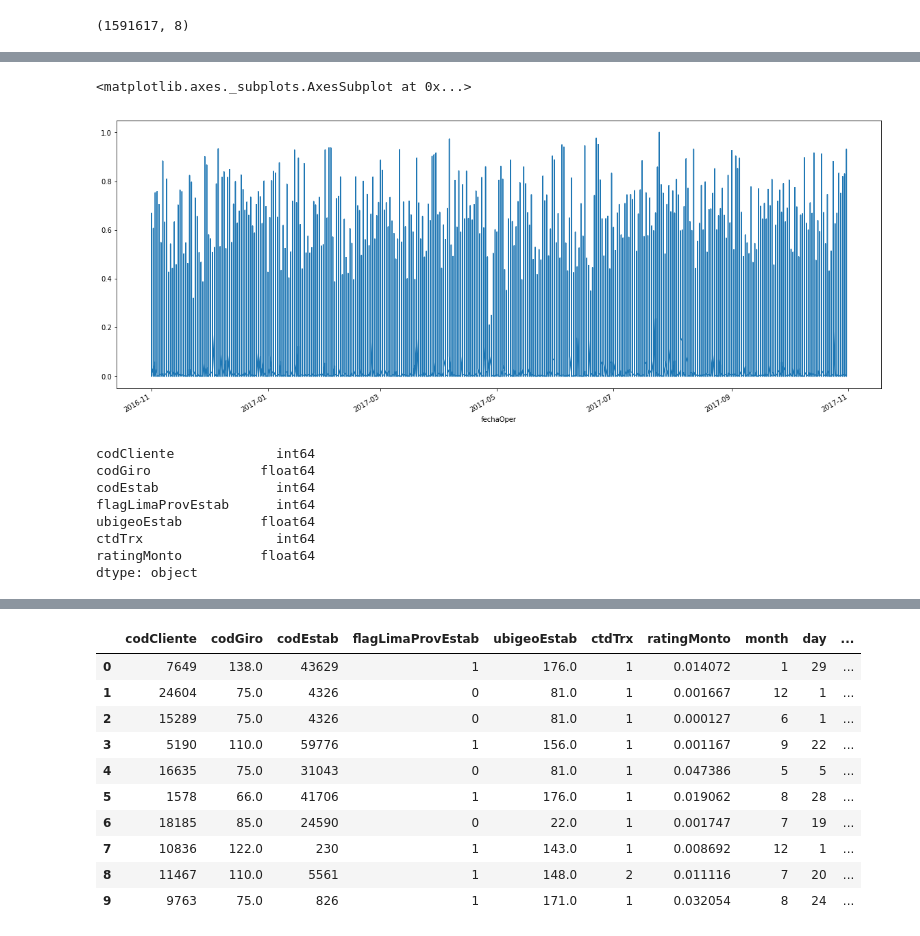
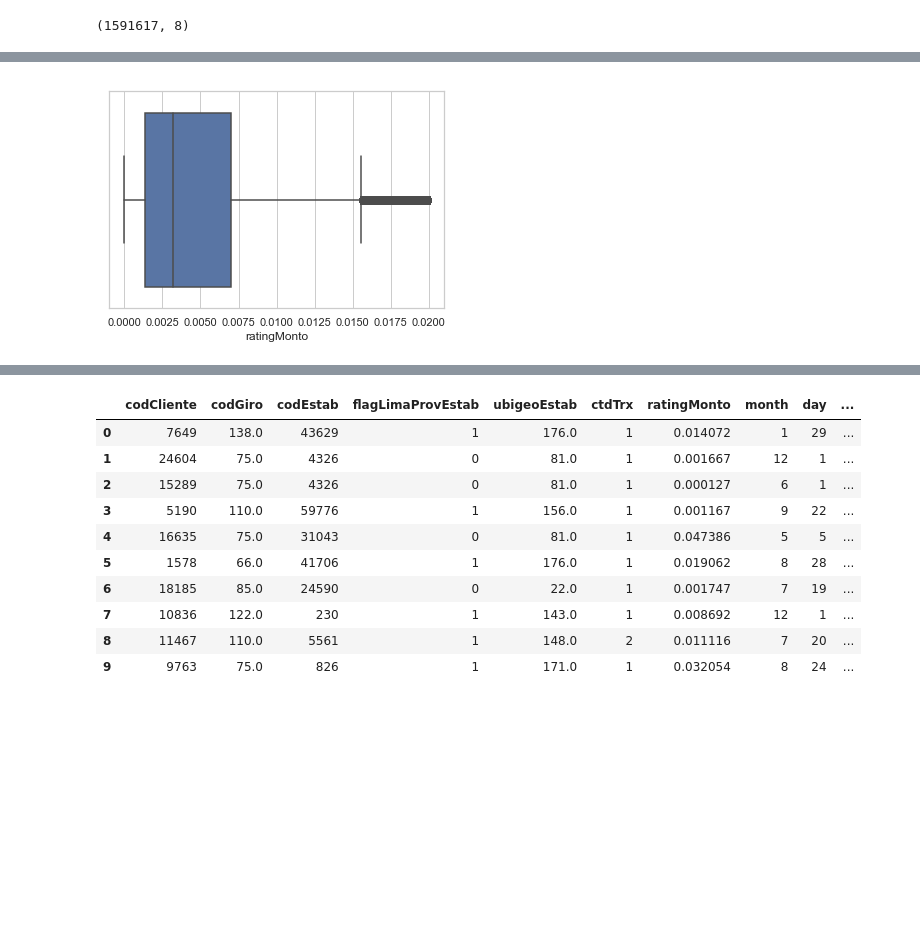
Before and after one commit to kendalvictor/codeando, a Jupyter notebook: machine_learning/_bbva data challeneger 2018/analysis_train.ipynb, the cells around one changed output, grey strips where cells are left out. Saved outputs shown, nothing was run; the diff lists cells and outputs as text; code cells hidden in the pictures; blank space fills up the shorter version.

```diff
--- a/machine_learning/_bbva data challeneger 2018/analysis_train.ipynb
+++ b/machine_learning/_bbva data challeneger 2018/analysis_train.ipynb
@@ -95,16 +78,0 @@ dtype: object
-# %%
-data['ratingMonto'].plot(figsize=(20,8))
-# %% [output]
-<matplotlib.axes._subplots.AxesSubplot at 0x...>
-[figure, removed]
-# %%
-data.dtypes
-# %% [output]
-codCliente             int64
-codGiro              float64
-codEstab               int64
-flagLimaProvEstab      int64
-ubigeoEstab          float64
-ctdTrx                 int64
-ratingMonto          float64
-dtype: object
@@ -111 +81,7 @@ dtype: object
+# %%
+import seaborn as sns
+sns.set(style="whitegrid")
+ax = sns.boxplot(x=data['ratingMonto'][data['ratingMonto'] < 0.02])
+# %% [output]
+[figure, added]
 # %%
```
Also changed, not shown: parts of 19 cells of this notebook.
